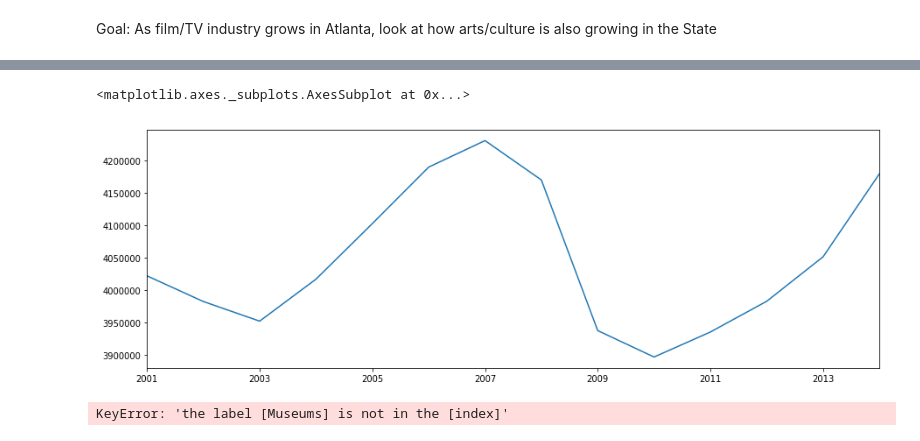
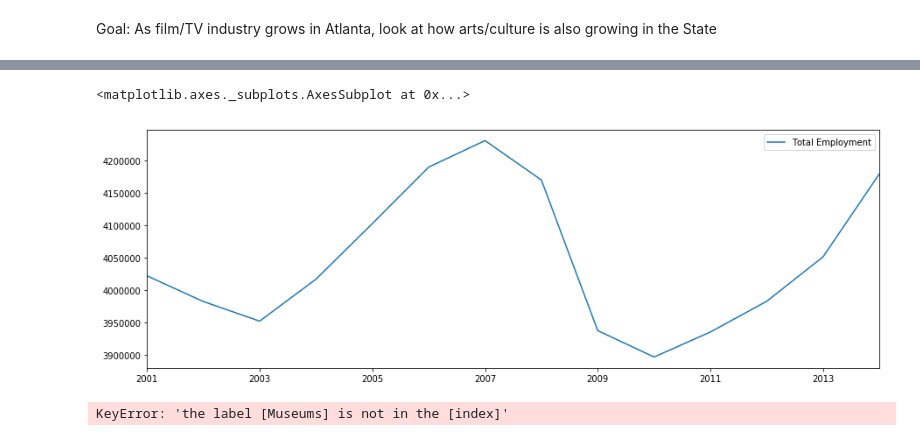
Before and after one commit to maijaliisa/studio-projects, a Jupyter notebook: code/georgians_in_the_arts/GEORGIANS_IN_THE_ARTS.ipynb, the cells around one changed output, grey strips where cells are left out. Saved outputs shown, nothing was run; the diff lists cells and outputs as text; code cells hidden in the pictures.

```diff
--- a/code/georgians_in_the_arts/GEORGIANS_IN_THE_ARTS.ipynb
+++ b/code/georgians_in_the_arts/GEORGIANS_IN_THE_ARTS.ipynb
@@ -28,8 +28,8 @@ ga_arts
 | Retail Industries | 383573 | 378484 | 373568 | 375608 | 384221 | 391212 | 391699 | 377401 | 351888 | 341697 | 350956 | ... |
 | All Other Industries | 2666668 | 2641977 | 2632472 | 2680535 | 2747867 | 2817954 | 2847501 | 2806040 | 2641533 | 2613223 | 2645153 | ... |
 # %%
-ga_arts.loc['Total Employment'].plot(figsize=(15,5))
+ga_arts.loc['Total Employment'].plot(figsize=(15,5), legend=True)
 # %% [output]
 <matplotlib.axes._subplots.AxesSubplot at 0x...>
-[figure, old version]
+[figure, new version]
 # %%
```
Also changed, not shown: parts of 1 cell of this notebook, 4 other files.
